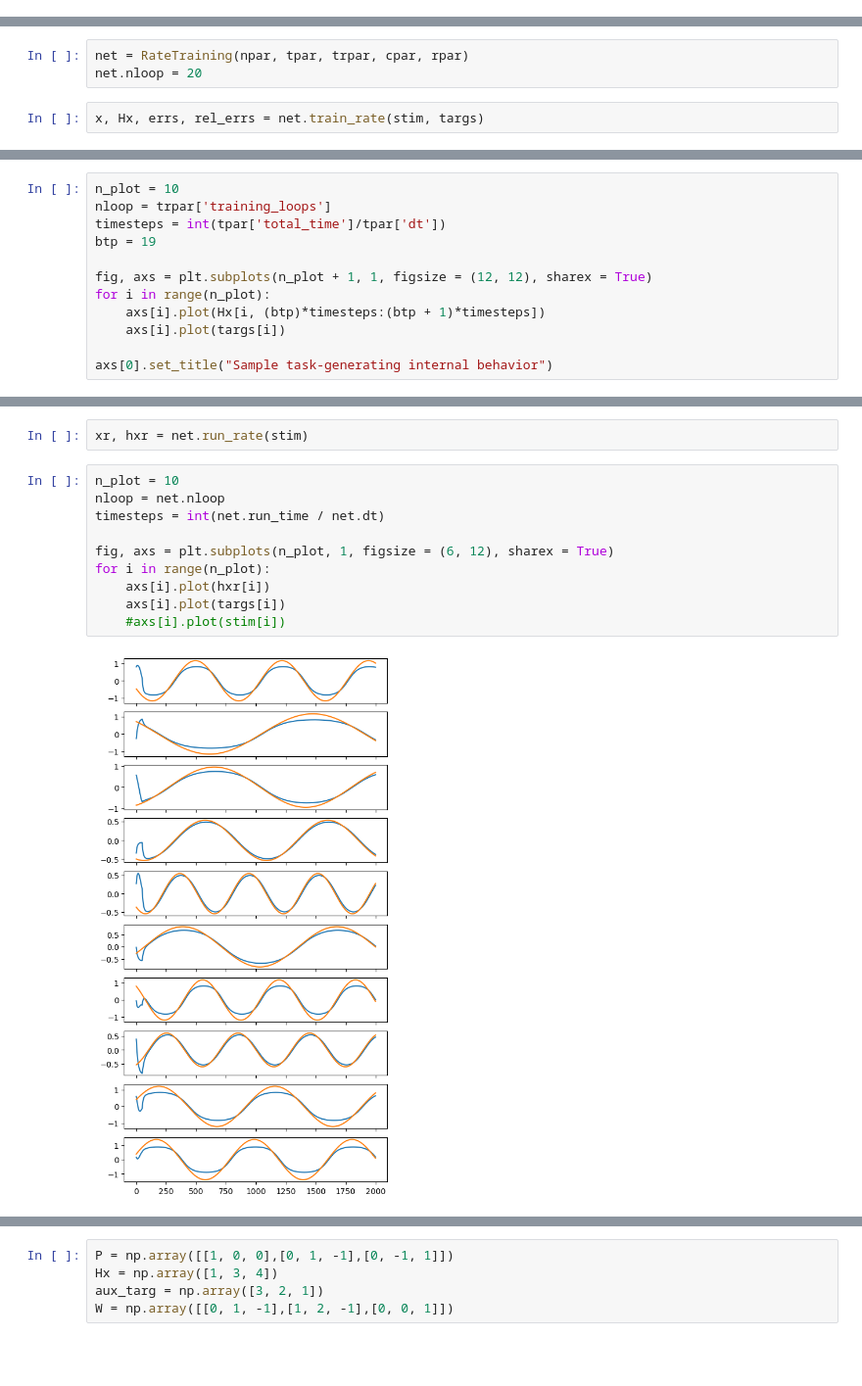
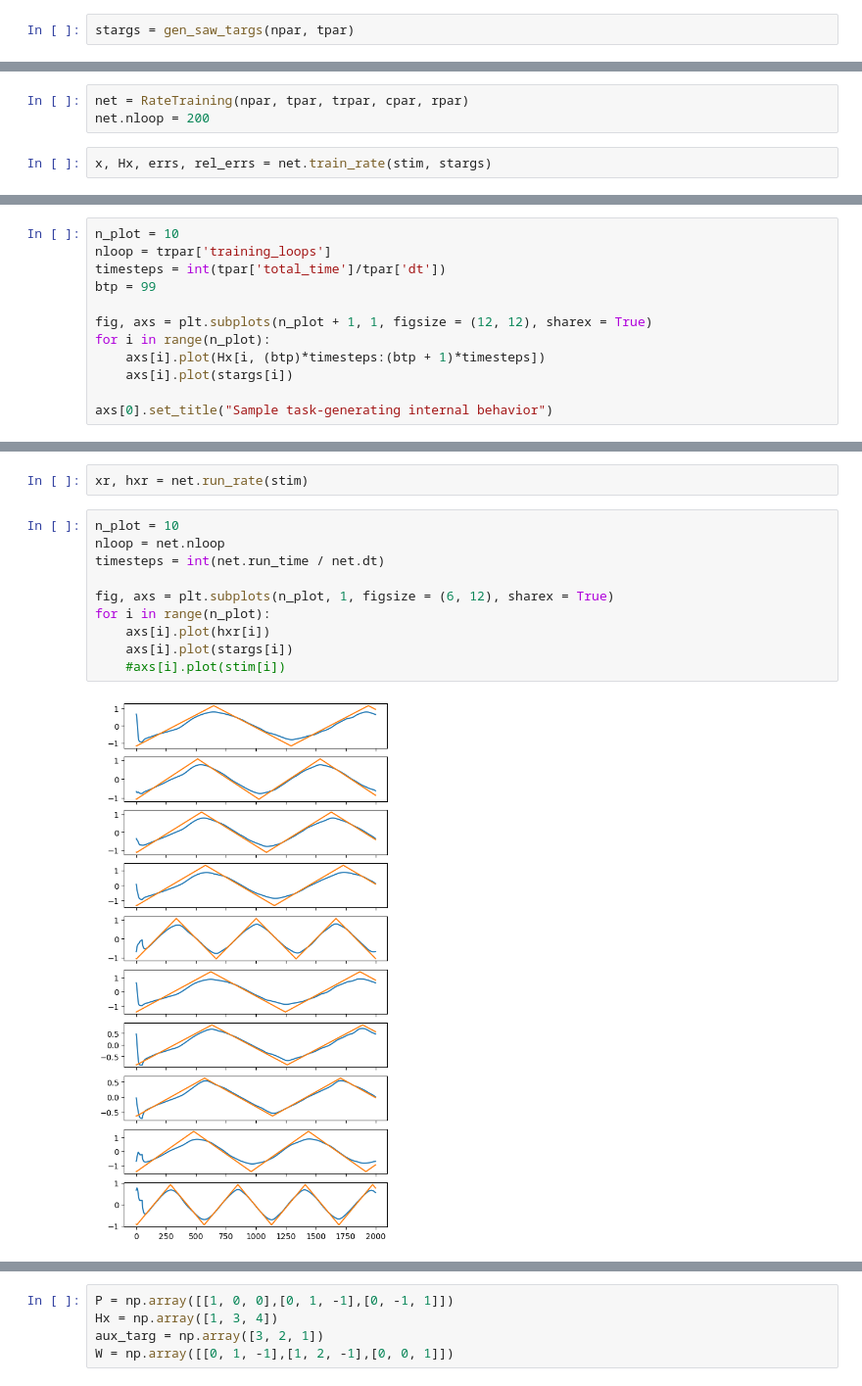
Before and after one commit to Sam-q-3736/srnn_rls, a Jupyter notebook: rate_testing.ipynb, the cells around one changed output, grey strips where cells are left out. Shown at 98% size. Drawn from its saved outputs; the diff is of its cells as text; blank space fills up the shorter version.

```diff
--- a/rate_testing.ipynb
+++ b/rate_testing.ipynb
@@ -46,3 +52,5 @@ def gen_sine_targets(n_par, time_par):
+# %%
+stargs = gen_saw_targs(npar, tpar)
 # %%
 stim = gen_rand_stim(npar, tpar)
 # %%
@@ -60,7 +68,7 @@ plt.plot(stim[1])
 # %%
 net = RateTraining(npar, tpar, trpar, cpar, rpar)
-net.nloop = 20
+net.nloop = 200
 # %%
-x, Hx, errs, rel_errs = net.train_rate(stim, targs)
+x, Hx, errs, rel_errs = net.train_rate(stim, stargs)
 # %% [output]
 training trial 0
@@ -68,12 +87,12 @@ training trial 0
 n_plot = 10
 nloop = trpar['training_loops']
 timesteps = int(tpar['total_time']/tpar['dt'])
-btp = 19
+btp = 99
 
 fig, axs = plt.subplots(n_plot + 1, 1, figsize = (12, 12), sharex = True)
 for i in range(n_plot):
     axs[i].plot(Hx[i, (btp)*timesteps:(btp + 1)*timesteps])
-    axs[i].plot(targs[i])
+    axs[i].plot(stargs[i])
 
 axs[0].set_title("Sample task-generating internal behavior")
 # %% [output]
@@ -91,15 +110,15 @@ xr, hxr = net.run_rate(stim)
 # %%
 n_plot = 10
 nloop = net.nloop
 timesteps = int(net.run_time / net.dt)
 
 fig, axs = plt.subplots(n_plot, 1, figsize = (6, 12), sharex = True)
 for i in range(n_plot):
     axs[i].plot(hxr[i])
-    axs[i].plot(targs[i])
+    axs[i].plot(stargs[i])
     #axs[i].plot(stim[i])
 # %% [output]
-[figure, old version]
+[figure, new version]
 # %%
 m = max(-1*np.min(net.W_trained), np.max(net.W_trained))
 
```
Also changed, not shown: parts of 11 cells of this notebook.
